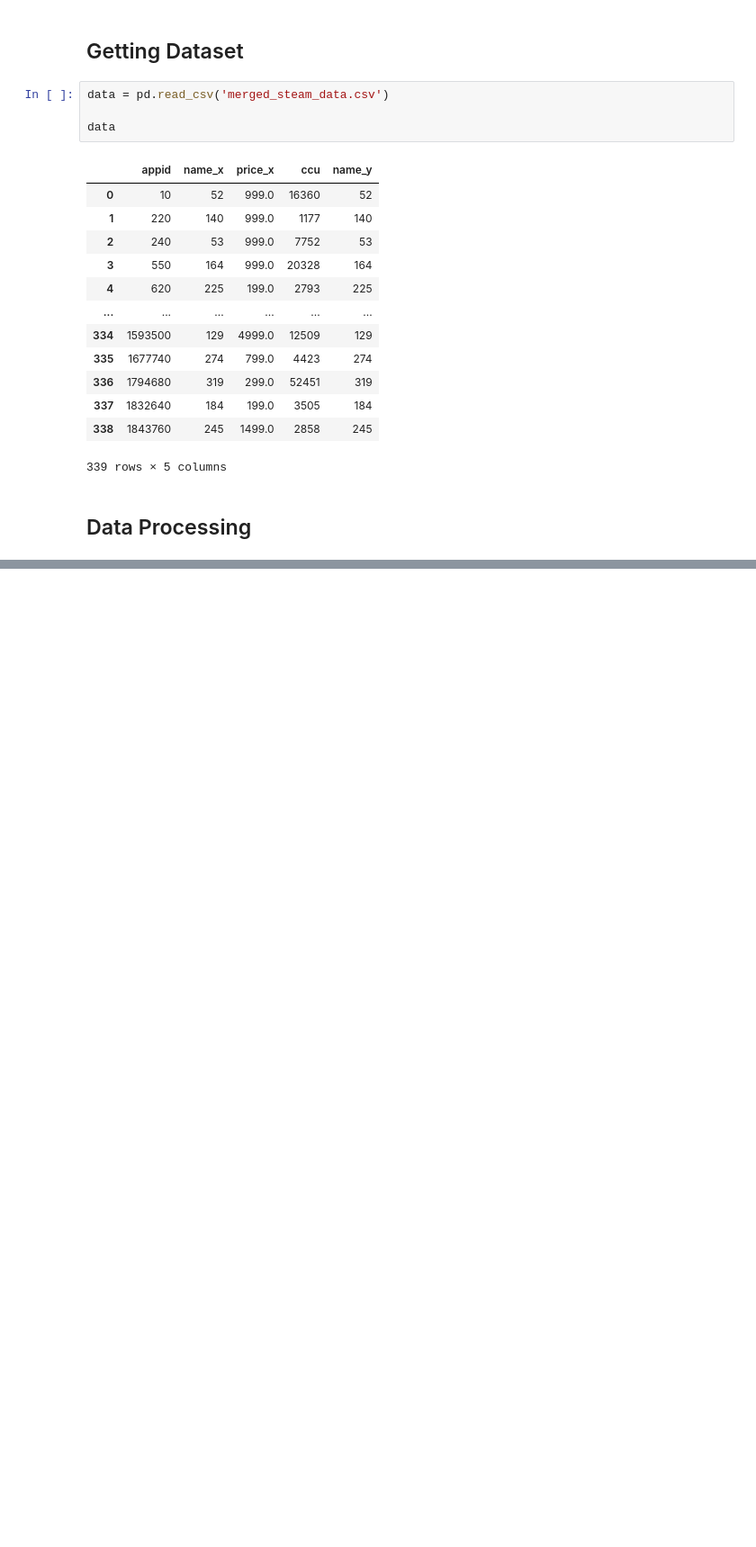
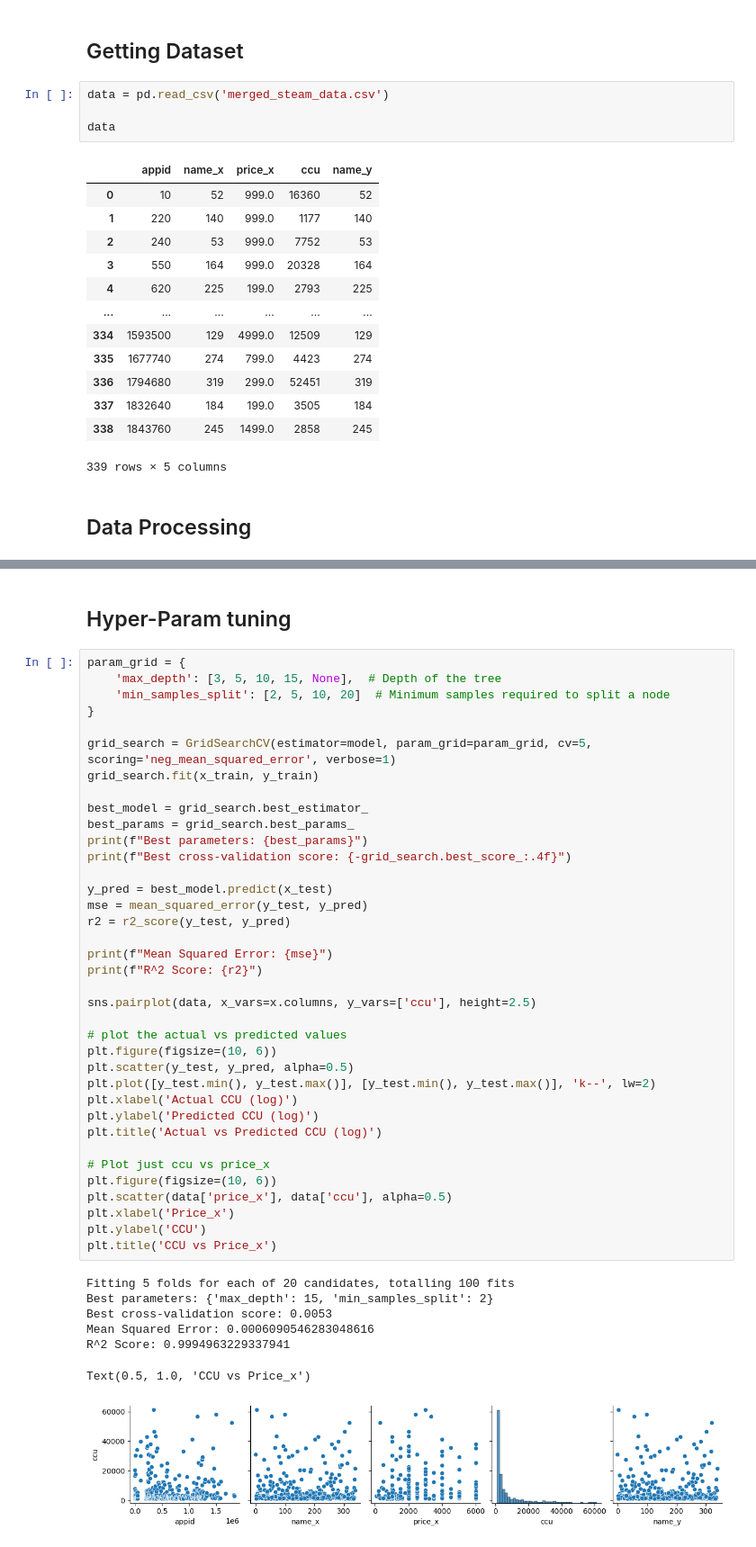
Before and after one commit to PurpleLampShade/MachineLearningFinal, a Jupyter notebook: DM_Machine.ipynb, the cells around one changed output, grey strips where cells are left out. Shown: that part at 90% size. Drawn from its saved outputs; the diff is of its cells as text; blank space fills up the shorter version.

```diff
--- a/DM_Machine.ipynb
+++ b/DM_Machine.ipynb
@@ -51,0 +69,47 @@ y_pred = model.predict(x_test)
+# %% [markdown]
+## Hyper-Param tuning
+# %%
+param_grid = {
+    'max_depth': [3, 5, 10, 15, None],  # Depth of the tree
+    'min_samples_split': [2, 5, 10, 20]  # Minimum samples required to split a node
+}
+
+grid_search = GridSearchCV(estimator=model, param_grid=param_grid, cv=5, scoring='neg_mean_squared_error', verbose=1)
+grid_search.fit(x_train, y_train)
+
+best_model = grid_search.best_estimator_
+best_params = grid_search.best_params_
+print(f"Best parameters: {best_params}")
+print(f"Best cross-validation score: {-grid_search.best_score_:.4f}")
+
+y_pred = best_model.predict(x_test)
+mse = mean_squared_error(y_test, y_pred)
+r2 = r2_score(y_test, y_pred)
+
+print(f"Mean Squared Error: {mse}")
+print(f"R^2 Score: {r2}")
+
+sns.pairplot(data, x_vars=x.columns, y_vars=['ccu'], height=2.5)
+
+# plot the actual vs predicted values
+plt.figure(figsize=(10, 6))
+plt.scatter(y_test, y_pred, alpha=0.5)
+plt.plot([y_test.min(), y_test.max()], [y_test.min(), y_test.max()], 'k--', lw=2)
+plt.xlabel('Actual CCU (log)')
+plt.ylabel('Predicted CCU (log)')
+plt.title('Actual vs Predicted CCU (log)')
+
+# Plot just ccu vs price_x
+plt.figure(figsize=(10, 6))
+plt.scatter(data['price_x'], data['ccu'], alpha=0.5)
+plt.xlabel('Price_x')
+plt.ylabel('CCU')
+plt.title('CCU vs Price_x')
+# %% [output]
+Fitting 5 folds for each of 20 candidates, totalling 100 fits
+Best parameters: {'max_depth': 15, 'min_samples_split': 2}
+Best cross-validation score: 0.0053
+Mean Squared Error: 0.0006090546283048616
+R^2 Score: 0.9994963229337941
+Text(0.5, 1.0, 'CCU vs Price_x')
+[figure, added]
```
Also changed, not shown: parts of 4 cells of this notebook, 1 other file.
